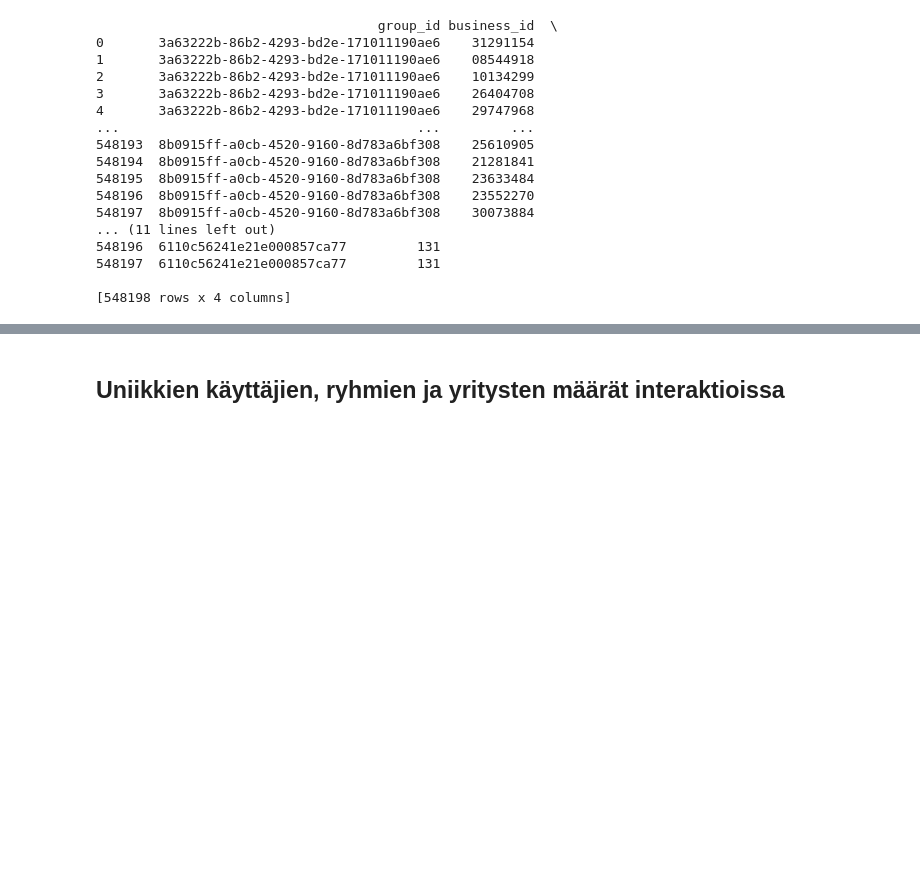
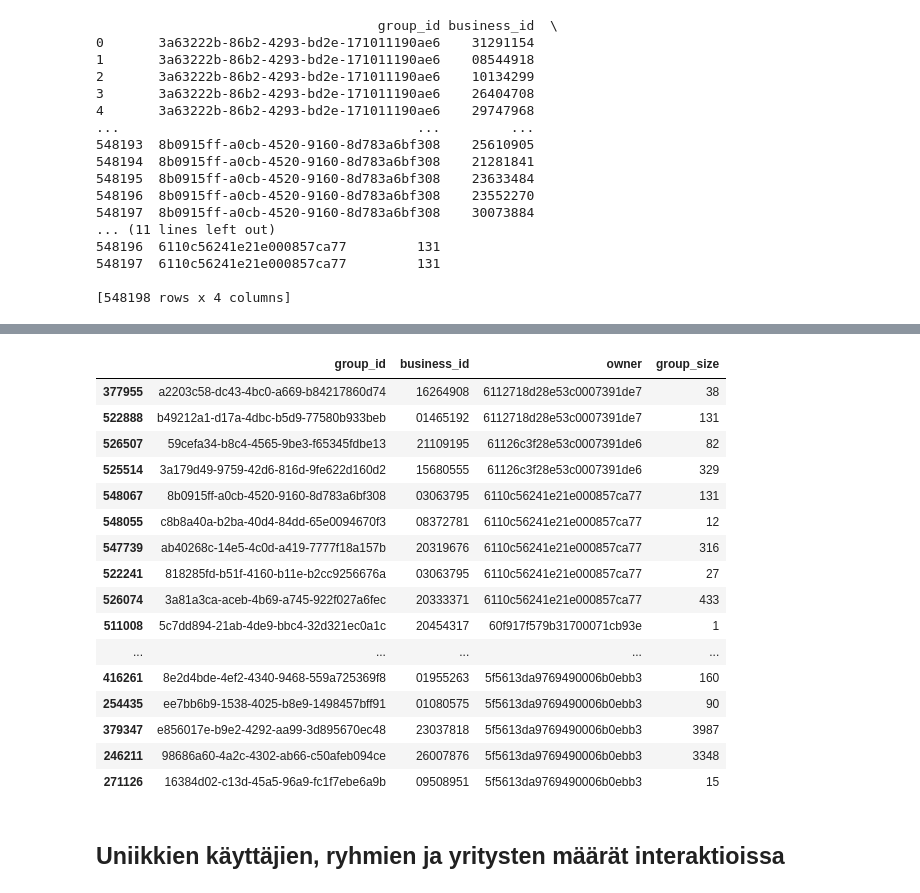
Before and after one commit to sakasute/masters-thesis-code, a Jupyter notebook: jupyter/code/data_exploration.ipynb, the cells around one changed output, grey strips where cells are left out. Cells and saved outputs as stored; diff of their text form; code cells hidden in the pictures; blank space fills up the shorter version.

```diff
--- a/jupyter/code/data_exploration.ipynb
+++ b/jupyter/code/data_exploration.ipynb
@@ -7,6 +7,8 @@ import networkx as nx
 from pyvis.network import Network
 
 import matplotlib.pyplot as plt
+
+pd.set_option('display.max_rows', 100)
 # %% [markdown]
 ## Ladataan datat
 # %%
@@ -68,3 +90,26 @@ print(INTERACTIONS_WITH_GROUP_SIZES)
+# %%
+pd.set_option('display.max_rows', 10000)
+df = INTERACTIONS_WITH_GROUP_SIZES.drop_duplicates('group_id')
+
+df.sort_values(['owner'], ascending=False)
+# %% [output]
+|  | group_id | business_id | owner | group_size |
+| 377955 | a2203c58-dc43-4bc0-a669-b84217860d74 | 16264908 | 6112718d28e53c0007391de7 | 38 |
+| 522888 | b49212a1-d17a-4dbc-b5d9-77580b933beb | 01465192 | 6112718d28e53c0007391de7 | 131 |
+| 526507 | 59cefa34-b8c4-4565-9be3-f65345fdbe13 | 21109195 | 61126c3f28e53c0007391de6 | 82 |
+| 525514 | 3a179d49-9759-42d6-816d-9fe622d160d2 | 15680555 | 61126c3f28e53c0007391de6 | 329 |
+| 548067 | 8b0915ff-a0cb-4520-9160-8d783a6bf308 | 03063795 | 6110c56241e21e000857ca77 | 131 |
+| 548055 | c8b8a40a-b2ba-40d4-84dd-65e0094670f3 | 08372781 | 6110c56241e21e000857ca77 | 12 |
+| 547739 | ab40268c-14e5-4c0d-a419-7777f18a157b | 20319676 | 6110c56241e21e000857ca77 | 316 |
+| 522241 | 818285fd-b51f-4160-b11e-b2cc9256676a | 03063795 | 6110c56241e21e000857ca77 | 27 |
+| 526074 | 3a81a3ca-aceb-4b69-a745-922f027a6fec | 20333371 | 6110c56241e21e000857ca77 | 433 |
+| 511008 | 5c7dd894-21ab-4de9-bbc4-32d321ec0a1c | 20454317 | 60f917f579b31700071cb93e | 1 |
+| ... | ... | ... | ... | ... |
+| 416261 | 8e2d4bde-4ef2-4340-9468-559a725369f8 | 01955263 | 5f5613da9769490006b0ebb3 | 160 |
+| 254435 | ee7bb6b9-1538-4025-b8e9-1498457bff91 | 01080575 | 5f5613da9769490006b0ebb3 | 90 |
+| 379347 | e856017e-b9e2-4292-aa99-3d895670ec48 | 23037818 | 5f5613da9769490006b0ebb3 | 3987 |
+| 246211 | 98686a60-4a2c-4302-ab66-c50afeb094ce | 26007876 | 5f5613da9769490006b0ebb3 | 3348 |
+| 271126 | 16384d02-c13d-45a5-96a9-fc1f7ebe6a9b | 09508951 | 5f5613da9769490006b0ebb3 | 15 |
 # %% [markdown]
 ## Uniikkien käyttäjien, ryhmien ja yritysten määrät interaktioissa
 # %%
```
Also changed, not shown: parts of 6 cells of this notebook, 2 other files.
